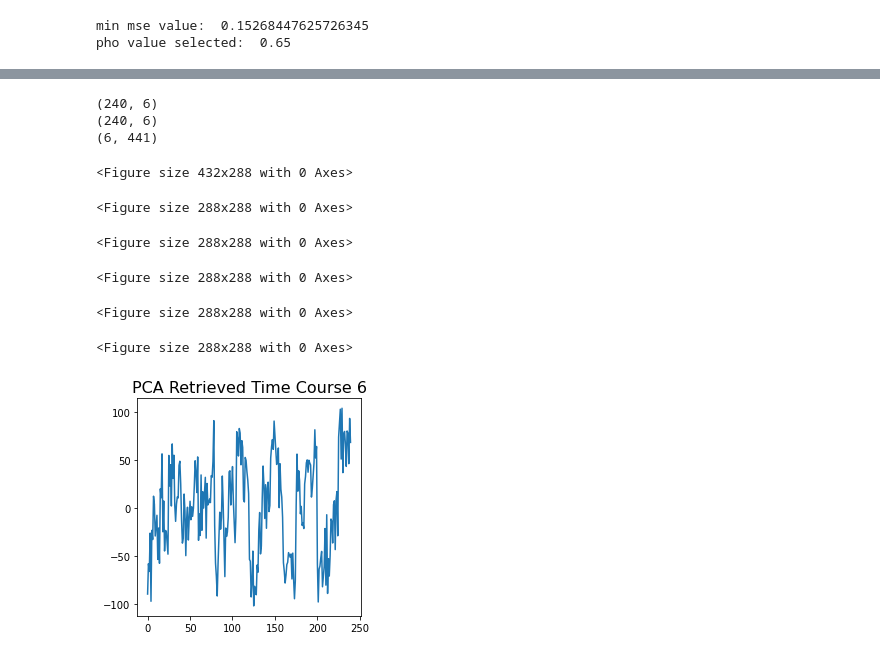
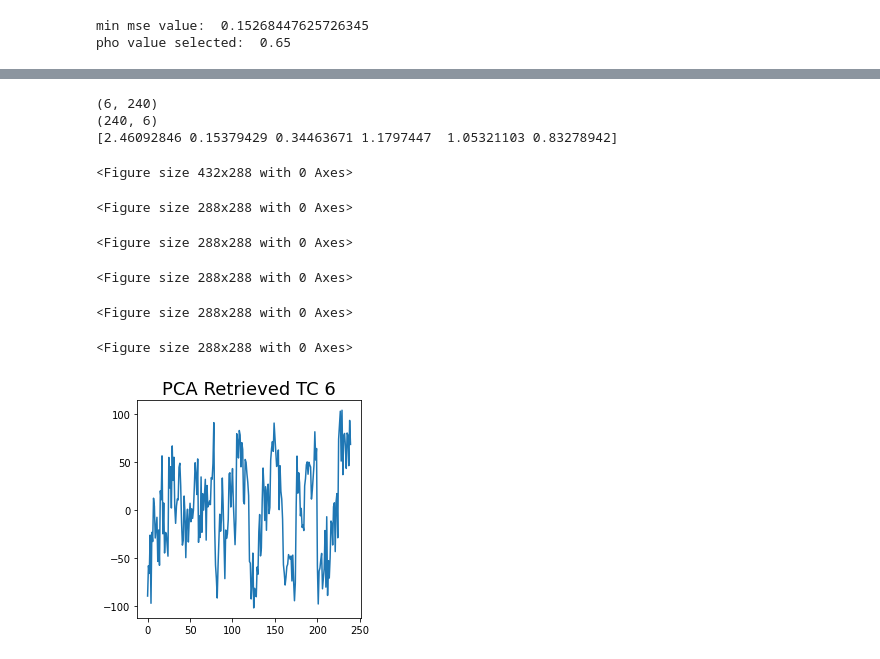
Before and after one commit to hunterthorpe/MAST30034_A1, a Jupyter notebook: code/assignment.ipynb, the cells around one changed output, grey strips where cells are left out. Saved outputs shown, nothing was run; the diff lists cells and outputs as text; code cells hidden in the pictures.

```diff
--- a/code/assignment.ipynb
+++ b/code/assignment.ipynb
@@ -11,7 +11,6 @@ import os
 from sklearn.decomposition import PCA
 # %%
 # Question 1.1
-
 AV = [0, 20, 0, 0, 0, 0]
 IV = [30, 45, 60, 40, 40, 40]
 ONES_DURATION = [15, 20, 25, 15, 20, 25]
@@ -47,7 +46,7 @@ for vector_num in range(NUM_T_SOURCES):
     vector = [x / np.std(vector) for x in vector]
     # plotting time course
     plt.clf()
-    plt.title('TC ' + str(vector_num + 1), fontdict = {'fontsize' : 16})
+    plt.title('TC ' + str(vector_num + 1), fontdict = {'fontsize' : 24})
     plt.plot(range(len(vector)), vector)
     plt.savefig('../plots/1.1/tc_' + str(vector_num + 1) + '.jpeg')
 
@@ -110,7 +110,7 @@ for matrix_num in range(NUM_MAPS):
     # plotting map
     plt.clf()
     plot_map(matrix, plt)
-    plt.title('SM ' + str(matrix_num + 1), fontdict = {'fontsize' : 16})
+    plt.title('SM ' + str(matrix_num + 1), fontdict = {'fontsize' : 18})
     plt.savefig('../plots/1.3/sm_' + str(matrix_num + 1) + '.jpeg')
 
     tmpSM.append(matrix)
@@ -239,13 +239,8 @@ A = sm_df
 A_LSR = np.dot(np.dot((np.linalg.inv(np.dot(D.transpose(), D))), D.transpose()), X)
 D_LSR = np.dot(X, A_LSR.T)
 
-# plotting retrieved sources
-print(A_LSR.shape)
-print(len(A_LSR))
-print(D_LSR.shape)
-print(len(D_LSR))
-
 def plot_retrieved(A, D, method, prefix):
+    """Plots retrived TCs and SMs from A and D"""
     for retrieved in range(NUM_MAPS):
         # getting plot of map
         sm = A[retrieved]
@@ -259,7 +254,7 @@ def plot_retrieved(A, D, method, prefix):
         # plotting map
         plt.clf()
         plot_map(map_matrix, plt)
-        plt.title(method + ' Retrieved Spatial Map ' + str(retrieved + 1), fontdict = {'fontsize' : 16})
+        plt.title(method + ' Retrieved SM ' + str(retrieved + 1), fontdict = {'fontsize' : 18})
         map_path = prefix + 'map' + str(retrieved + 1) + '.jpeg'
         plt.savefig(map_path)
 
@@ -270,7 +265,7 @@ def plot_retrieved(A, D, method, prefix):
         # plotting time course
         plt.clf()
         plt.plot(range(len(time_series)), time_series)
-        plt.title(method + ' Retrieved Time Course ' + str(retrieved + 1), fontdict = {'fontsize' : 16})
+        plt.title(method + ' Retrieved TC ' + str(retrieved + 1), fontdict = {'fontsize' : 18})
         time_path = prefix + 'time' + str(retrieved + 1) + '.jpeg'
         plt.savefig(time_path)
 
@@ -519,52 +502,53 @@ c_SLR sum:  4.875959475762368
 # %%
 # Question 2.5
-print(tc.shape)
-print(D.shape)
-print(A.shape)
-
 from sklearn.decomposition import PCA
+# original time courses
+D = tc_df.to_numpy()
+# getting PCs
 pca = PCA()
 pca.fit(D.T)
 Z = pca.components_
 
+# plotting eigen values
+cov = np.dot(D.T, D) / (len(D) - 1)
+e_vals, e_vecs = np.linalg.eig(cov)
+print(e_vals)
 plt.clf()
-plt.scatter(range(1, 7), pca.explained_variance_)
+plt.scatter(range(1, 7), e_vals)
 plt.title('Eigen values of each PC')
 plt.savefig('../plots/2.5/eigenvalues.jpeg')
-
 
 for tc_num in range(6):
     # getting plots of source Tcs
     tc_img = Image.open('../plots/1.1/tc_' + str(tc_num + 1) + '.jpeg')
     tc_w, tc_h = tc_img.size
     # creating plot for pcs
     plt.clf()
     plt.plot(range(1, 241), Z[tc_num])
-    plt.title('Z regressor' + str(tc_num + 1))
+    plt.title('Z regressor ' + str(tc_num + 1), fontdict = {'fontsize' : 24})
     plt.savefig('../plots/temp/' + str(tc_num + 1) + '.jpeg')
     ztc_img = Image.open('../plots/temp/' + str(tc_num + 1) + '.jpeg')
     ztc_w, ztc_h = tc_img.size
     # combining subplots
     new_img = Image.new('RGB', (sum([ztc_w, tc_w]), max([ztc_h, tc_h])))
     new_img.paste(tc_img, (0, 0))
     new_img.paste(ztc_img, (tc_w, 0))
     new_img.save('../plots/2.5/source_and_pc' + str(tc_num + 1) + '.jpeg')
     # removing subplots
     os.remove('../plots/temp/' + str(tc_num + 1) + '.jpeg')
 
 # performing lasso regression
 A_PCR = get_Alr(X, Z.T, N, 6, 21, 21, 0.001)
 D_PCR = np.dot(X, A_PCR.T)
-# plot the results of these (retrieved )
 plot_retrieved(A_PCR, D_PCR, 'PCA', '../plots/2.5/pca_')
 # %% [output]
+(6, 240)
 (240, 6)
-(240, 6)
-(6, 441)
+[2.46092846 0.15379429 0.34463671 1.1797447  1.05321103 0.83278942]
 <Figure size 432x288 with 0 Axes>
 <Figure size 288x288 with 0 Axes>
 <Figure size 288x288 with 0 Axes>
 <Figure size 288x288 with 0 Axes>
 <Figure size 288x288 with 0 Axes>
 <Figure size 288x288 with 0 Axes>
-[figure, old version]
+[figure, new version]
```
Also changed, not shown: parts of 5 cells of this notebook, 33 other files.
